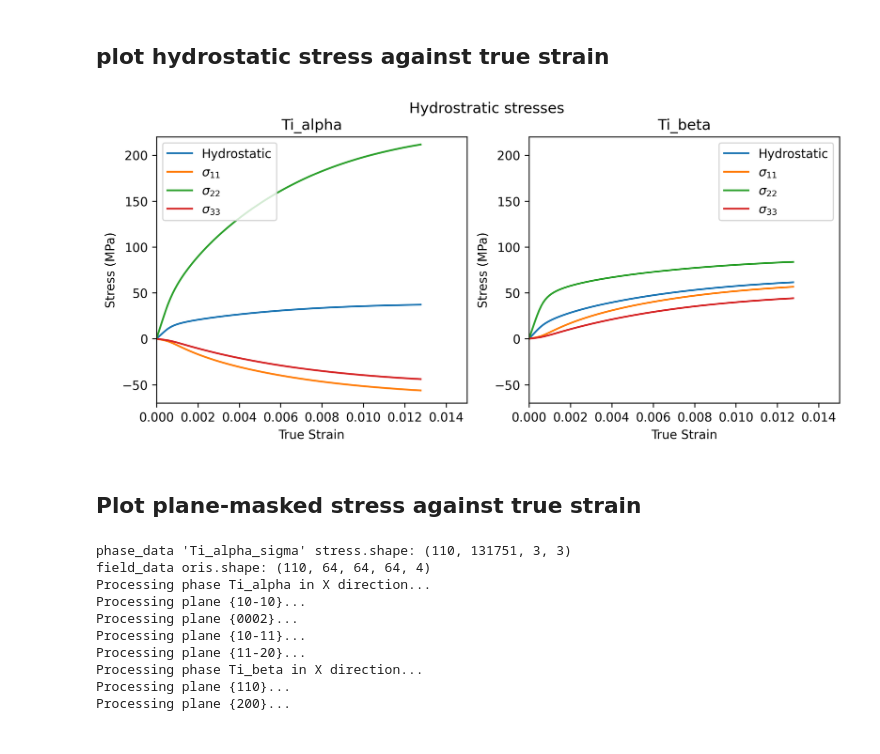
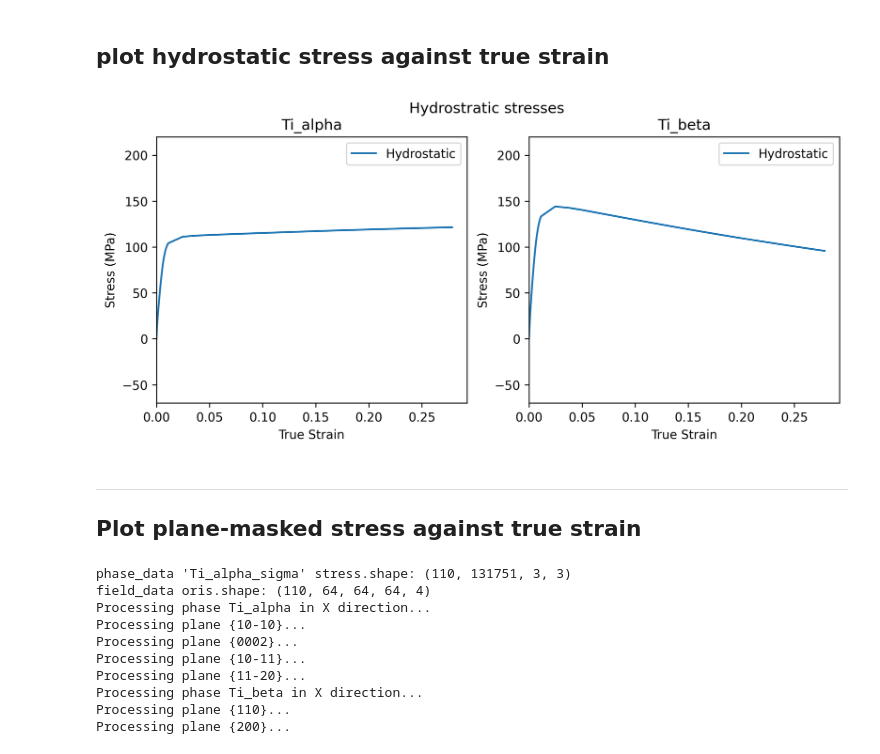
Before and after one commit to LightForm-group/Diffraction-postprocessing, a Jupyter notebook: post-processing_example.ipynb, the cells around one changed output. Cells and saved outputs as stored; diff of their text form; code cells hidden in the pictures.

Commit message:
hydrostatic_stress dict saved as .pkl for further plotting

```diff
--- a/post-processing_example.ipynb
+++ b/post-processing_example.ipynb
@@ -234,45 +238,49 @@ phase: Ti_beta Direction: Z
 # %%
 import numpy as np
 import matplotlib.pyplot as plt
 ## plot hydrostatic strain with engineering strain
 
 phases = ["Ti_alpha", "Ti_beta"]
-phase="Ti_beta"
 ve_response = workflow.tasks.simulate_volume_element_loading.elements[0].outputs.volume_element_response
-total_incs=range(0,100)
-xmin, xlim = 0, 0.015
-ymin, ylim = -70, 220
+incs = ve_response["phase_data"]['Ti_alpha_sigma']['meta']['increments']
 
 fig, axs = plt.subplots(1,2, figsize=(10, 4), dpi=300) # one row, three coloumns
 fig.suptitle('Hydrostratic stresses')
 
+hydrostatic_stress = {}
 for i, phase in enumerate(phases):
-    true_strain = []
-    sigma_X = []
-    sigma_Y = []
-    sigma_Z = []
-    triaxial_stress = []
 
-    # calculate hydrostatic stress from tensor components
-    for inc in range(0, 100):
-        true_strain.append(ve_response["volume_data"]['epsilon_V^0(F)_vM']['data'][inc])
-        sigma_X.append( ve_response["phase_data"][phase+'_sigma']['data'][inc,:,0,0].mean(axis=0)/1e6 )
-        sigma_Y.append( ve_response["phase_data"][phase+'_sigma']['data'][inc,:,1,1].mean(axis=0)/1e6 )
-        sigma_Z.append( ve_response["phase_data"][phase+'_sigma']['data'][inc,:,2,2].mean(axis=0)/1e6 )
-        triaxial_stress.append( (sigma_X[inc] + sigma_Y[inc] + sigma_Z[inc])/3 )
+    # Get hydrostatic stress from tensor components
+    true_strain = ve_response["volume_data"]['epsilon_V^0(F)_vM']['data']
+    sigma_X = ve_response["phase_data"][phase+'_sigma']['data'][:,:,0,0].mean(axis=1)/1e6
+    sigma_Y = ve_response["phase_data"][phase+'_sigma']['data'][:,:,1,1].mean(axis=1)/1e6
+    sigma_Z = ve_response["phase_data"][phase+'_sigma']['data'][:,:,2,2].mean(axis=1)/1e6
+    triaxial_stress = (sigma_X + sigma_Y + sigma_Z)/3
+
+    hydrostatic_stress[phase] = {'true_strain' : true_strain,
+                                 'sigma_X' : sigma_X,
+                                 'sigma_Y' : sigma_Y,
+                                 'sigma_Z' : sigma_Z,
+                                 'triaxial_stress' : triaxial_stress,
+                                }
+
     axs[i].plot(true_strain, triaxial_stress, label="Hydrostatic")
-    axs[i].plot(true_strain, sigma_X, label="$\sigma_{11}$")
-    axs[i].plot(true_strain, sigma_Y, label="$\sigma_{22}$")
-    axs[i].plot(true_strain, sigma_Z, label="$\sigma_{33}$")
+#     axs[i].plot(true_strain, sigma_X, label="$\sigma_{11}$")
+#     axs[i].plot(true_strain, sigma_Y, label="$\sigma_{22}$")
+#     axs[i].plot(true_strain, sigma_Z, label="$\sigma_{33}$")
     axs[i].set_title(f"{phase}")
     axs[i].set_xlabel("True Strain")
-    axs[i].set_xlim(xmin, xlim)
+    axs[i].set_xlim(0, None)
     axs[i].set_ylabel("Stress (MPa)")
-    axs[i].set_ylim(ymin, ylim)
+    axs[i].set_ylim(-70, 220)
     axs[i].legend()
+
+# save data to .pkl files to avoid having to recalculate to change the graphs.
+pickle.dump(hydrostatic_stress, open(workflow_dir+'hydrostatic_stress.pkl', 'wb'))
 # %% [output]
-[figure, old version]
+[figure, new version]
 # %% [markdown]
+---
 ## Plot plane-masked stress against true strain
 # %%
 
```
Also changed, not shown: parts of 1 cell of this notebook.
